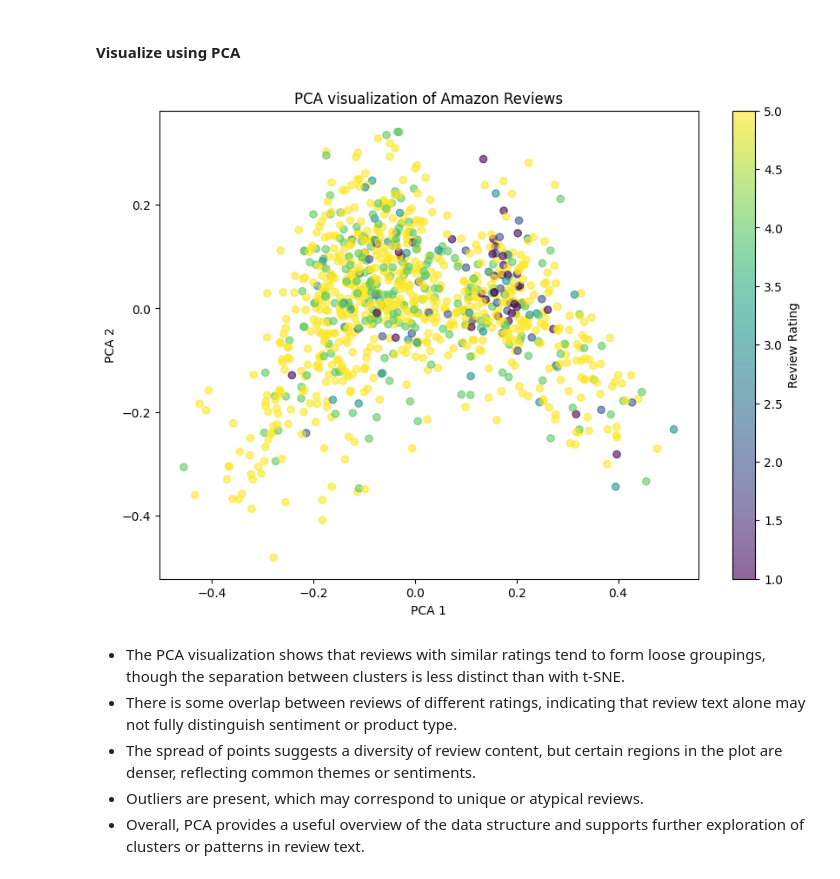
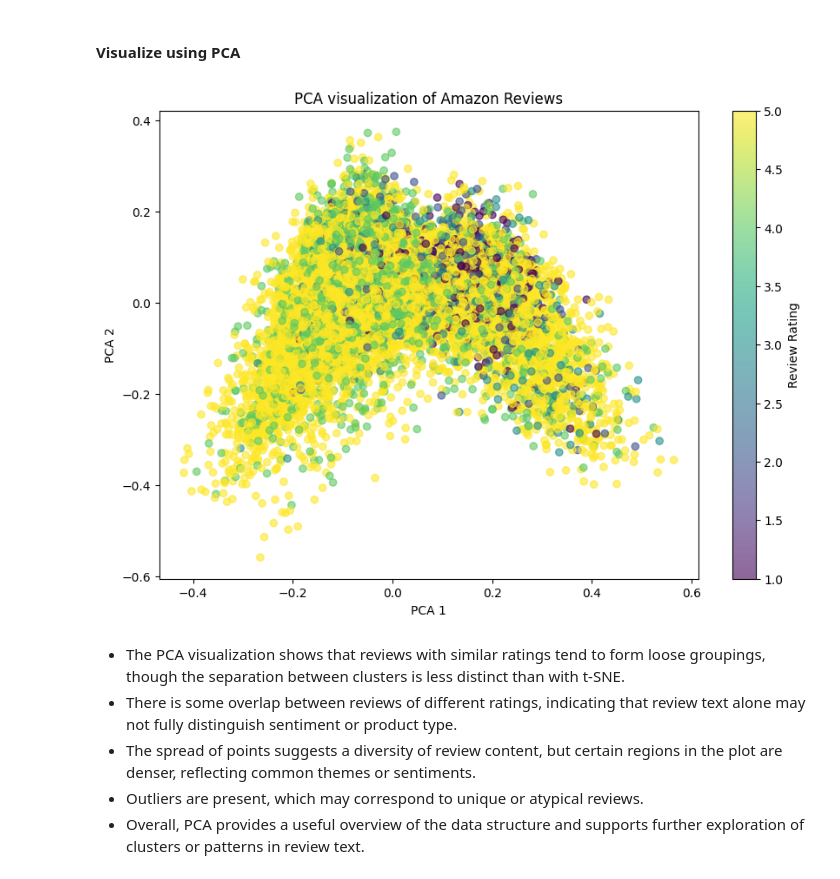
Before and after one commit to adriadi/project-nlp-business-case-automated-customers-reviews-v2, a Jupyter notebook: code/main.ipynb, the cells around one changed output. Drawn from its saved outputs; the diff is of its cells as text; code cells hidden in the pictures.

```diff
--- a/code/main.ipynb
+++ b/code/main.ipynb
@@ -47,13 +5,14 @@ Read CSV file
 # %%
-import pandas as pd
-import os
+import sys
 
-# Find the first CSV file in the dataset directory
-files = [f for f in os.listdir(path) if f.endswith('.csv')]
-csv_file = os.path.join(path, files[0])
+# Set module_path to the directory containing data_process.py
+module_path = "./functions"
 
-# Read the CSV file into a DataFrame
-df = pd.read_csv(csv_file)
+if module_path not in sys.path:
+	sys.path.append(module_path)
+
+from data_process import df
+
 df.head()
 # %% [output]
 |  | id | dateAdded | dateUpdated | name | asins | brand | categories | primaryCategories | imageURLs | ... |
@@ -258,19 +193,9 @@ plt.show()
 # %%
-from sklearn.decomposition import PCA
+from visualize_pca import visualize_pca
 
-# Reduce dimensionality to 2 components for visualization
-pca = PCA(n_components=2, random_state=42)
-X_pca = pca.fit_transform(X.toarray())
-
-plt.figure(figsize=(10, 7))
-plt.scatter(X_pca[:, 0], X_pca[:, 1], c=sample_df['reviews.rating'], cmap='viridis', alpha=0.6)
-plt.colorbar(label='Review Rating')
-plt.title('PCA visualization of Amazon Reviews')
-plt.xlabel('PCA 1')
-plt.ylabel('PCA 2')
-plt.show()
+visualize_pca(df_filtered)
 # %% [output]
-[figure, old version]
+[figure, new version]
 # %% [markdown]
 - The PCA visualization shows that reviews with similar ratings tend to form loose groupings, though the separation between clusters is less distinct than with t-SNE.
 - There is some overlap between reviews of different ratings, indicating that review text alone may not fully distinguish sentiment or product type.
```
Also changed, not shown: parts of 45 cells of this notebook, 8 other files.
